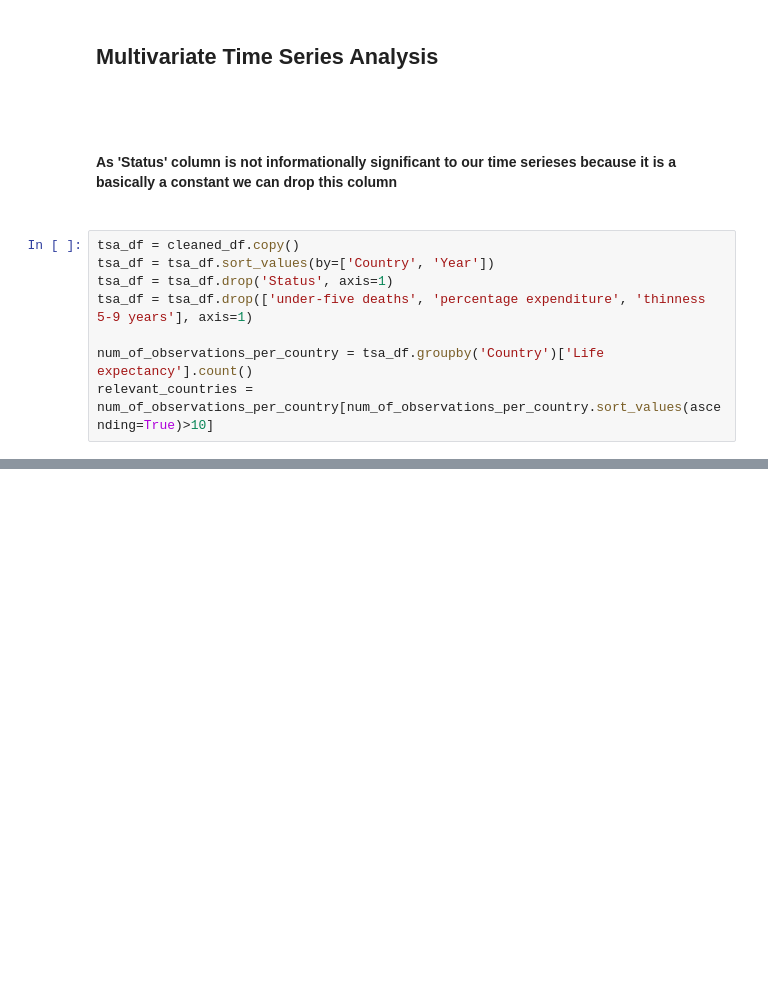
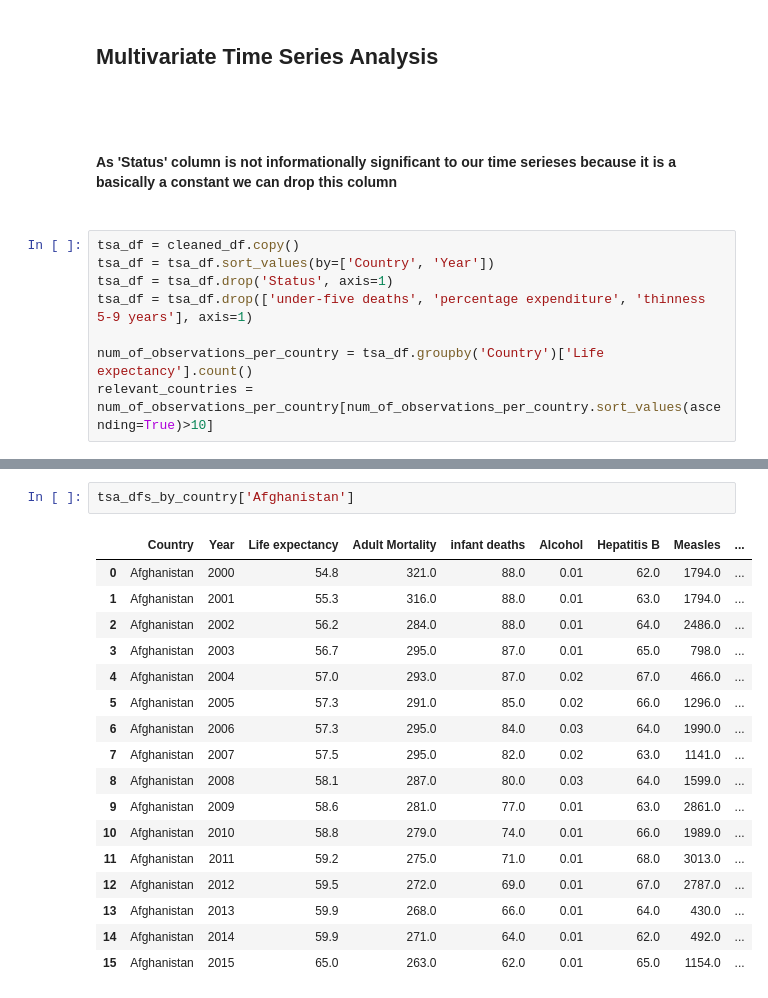
Before and after one commit to AidarbekPapakov/ds-solo-project, a Jupyter notebook: life_exp.ipynb, the cells around one changed output, grey strips where cells are left out. Drawn from its saved outputs; the diff is of its cells as text; blank space fills up the shorter version.

```diff
--- a/life_exp.ipynb
+++ b/life_exp.ipynb
@@ -565,0 +592,20 @@ def make_stationary(time_series: pd.Series) -> pd.Series | str:
+# %%
+tsa_dfs_by_country['Afghanistan']
+# %% [output]
+|  | Country | Year | Life expectancy | Adult Mortality | infant deaths | Alcohol | Hepatitis B | Measles | ... |
+| 0 | Afghanistan | 2000 | 54.8 | 321.0 | 88.0 | 0.01 | 62.0 | 1794.0 | ... |
+| 1 | Afghanistan | 2001 | 55.3 | 316.0 | 88.0 | 0.01 | 63.0 | 1794.0 | ... |
+| 2 | Afghanistan | 2002 | 56.2 | 284.0 | 88.0 | 0.01 | 64.0 | 2486.0 | ... |
+| 3 | Afghanistan | 2003 | 56.7 | 295.0 | 87.0 | 0.01 | 65.0 | 798.0 | ... |
+| 4 | Afghanistan | 2004 | 57.0 | 293.0 | 87.0 | 0.02 | 67.0 | 466.0 | ... |
+| 5 | Afghanistan | 2005 | 57.3 | 291.0 | 85.0 | 0.02 | 66.0 | 1296.0 | ... |
+| 6 | Afghanistan | 2006 | 57.3 | 295.0 | 84.0 | 0.03 | 64.0 | 1990.0 | ... |
+| 7 | Afghanistan | 2007 | 57.5 | 295.0 | 82.0 | 0.02 | 63.0 | 1141.0 | ... |
+| 8 | Afghanistan | 2008 | 58.1 | 287.0 | 80.0 | 0.03 | 64.0 | 1599.0 | ... |
+| 9 | Afghanistan | 2009 | 58.6 | 281.0 | 77.0 | 0.01 | 63.0 | 2861.0 | ... |
+| 10 | Afghanistan | 2010 | 58.8 | 279.0 | 74.0 | 0.01 | 66.0 | 1989.0 | ... |
+| 11 | Afghanistan | 2011 | 59.2 | 275.0 | 71.0 | 0.01 | 68.0 | 3013.0 | ... |
+| 12 | Afghanistan | 2012 | 59.5 | 272.0 | 69.0 | 0.01 | 67.0 | 2787.0 | ... |
+| 13 | Afghanistan | 2013 | 59.9 | 268.0 | 66.0 | 0.01 | 64.0 | 430.0 | ... |
+| 14 | Afghanistan | 2014 | 59.9 | 271.0 | 64.0 | 0.01 | 62.0 | 492.0 | ... |
+| 15 | Afghanistan | 2015 | 65.0 | 263.0 | 62.0 | 0.01 | 65.0 | 1154.0 | ... |
```
Also changed, not shown: parts of 24 cells of this notebook.
